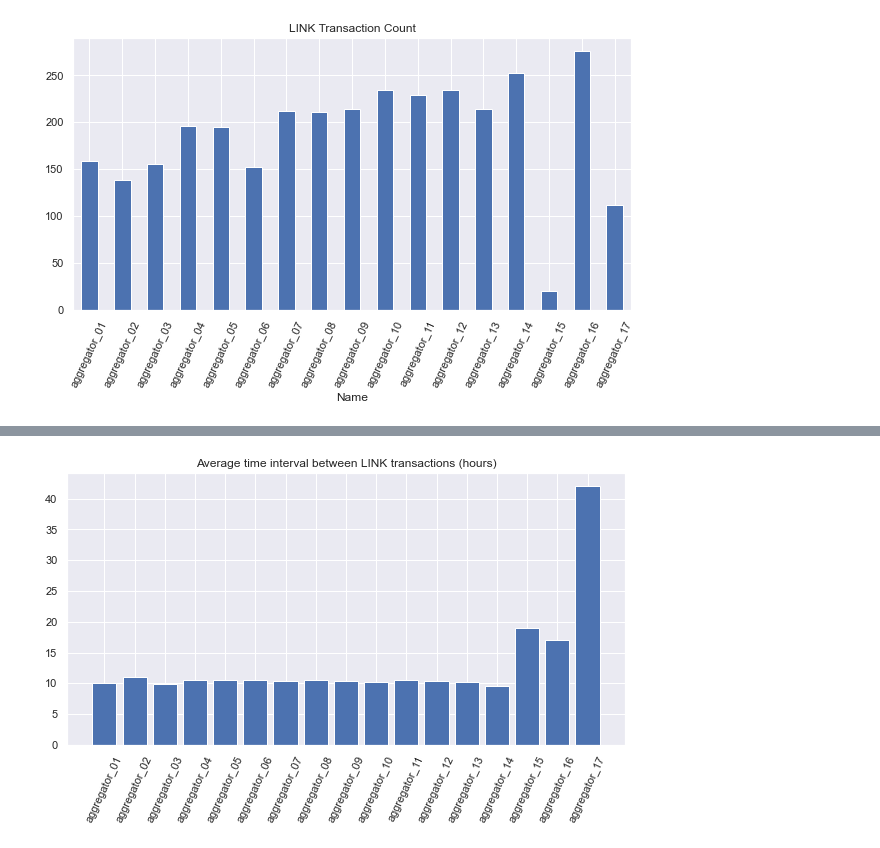
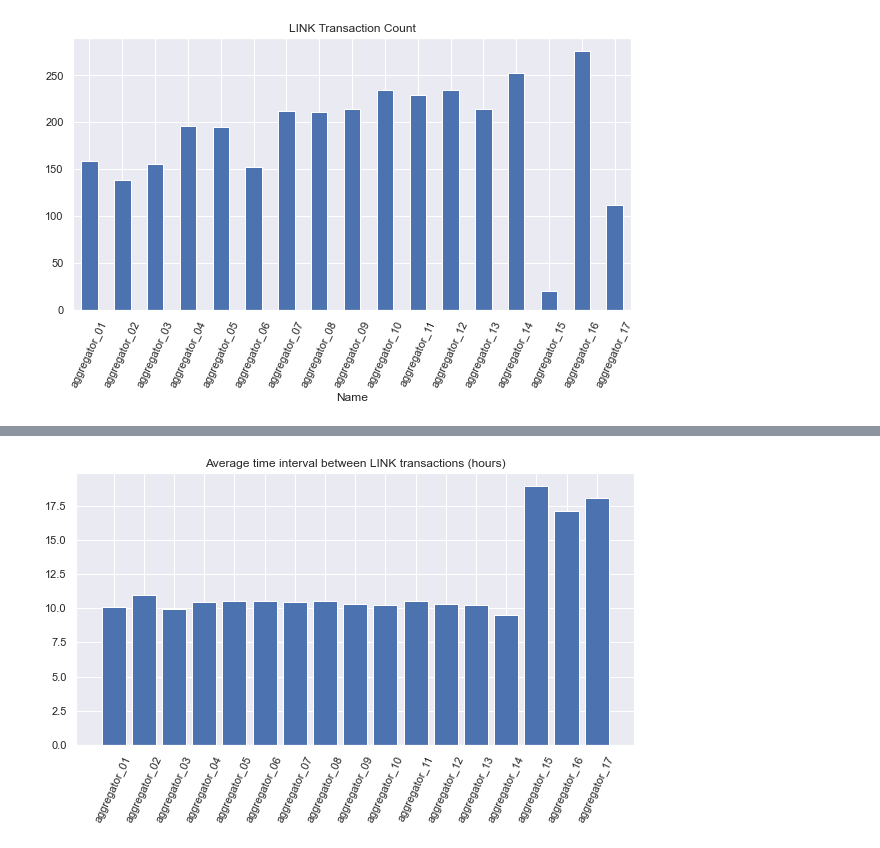
Before and after one commit to hhkarimi/eth-data-analysis, a Jupyter notebook: notebooks/02-visualization.ipynb, the cells around one changed output, grey strips where cells are left out. Saved outputs shown, nothing was run; the diff lists cells and outputs as text; code cells hidden in the pictures.

Commit message:
Fixed ordering in transactions_frequency.png

```diff
--- a/notebooks/02-visualization.ipynb
+++ b/notebooks/02-visualization.ipynb
@@ -73,21 +97,20 @@ plt.show()
 # %%
 ## plot of average interval between LINK transactions
 link_transactions['TimeSinceLastTxn'] = link_transactions.sort_values(['Name', 'Datetime']) \
     .groupby(['Name'])['Datetime'].diff()
 cleaned_link_transactions = link_transactions.dropna(subset=['TimeSinceLastTxn'])
 
-interval_between_link_transactions_seconds = cleaned_link_transactions.groupby('Name')['TimeSinceLastTxn'] \
-    .mean().values.astype(float)/10**9
-interval_between_link_transactions_hours = interval_between_link_transactions_seconds/(60*60)
+mean_hours_since_last_transaction = cleaned_link_transactions.groupby('Name')['TimeSinceLastTxn'] \
+    .mean().apply(lambda x: x.seconds/60/60)
 
 fig, ax = plt.subplots(1,1,figsize=(10,5))
-ax.bar(height=interval_between_link_transactions_hours,
-       x=cleaned_link_transactions.groupby('Name')['TimeSinceLastTxn'].mean().index)
-ax.set_xticklabels(cleaned_link_transactions.groupby('Name')['TimeSinceLastTxn'].mean().index, rotation=65)
+ax.bar(height=mean_hours_since_last_transaction.values,
+       x=mean_hours_since_last_transaction.index)
+ax.set_xticklabels(mean_hours_since_last_transaction.index, rotation=65)
 ax.set_title('Average time interval between LINK transactions (hours)')
 plt.show()
 # %% [output]
-[figure, old version]
+[figure, new version]
 # %%
 ## plot of average interval between normal transactions
 normal_transactions['TimeSinceLastTxn'] = normal_transactions.sort_values(['Name', 'Datetime']) \
```
Also changed, not shown: parts of 7 cells of this notebook, 2 other files.
